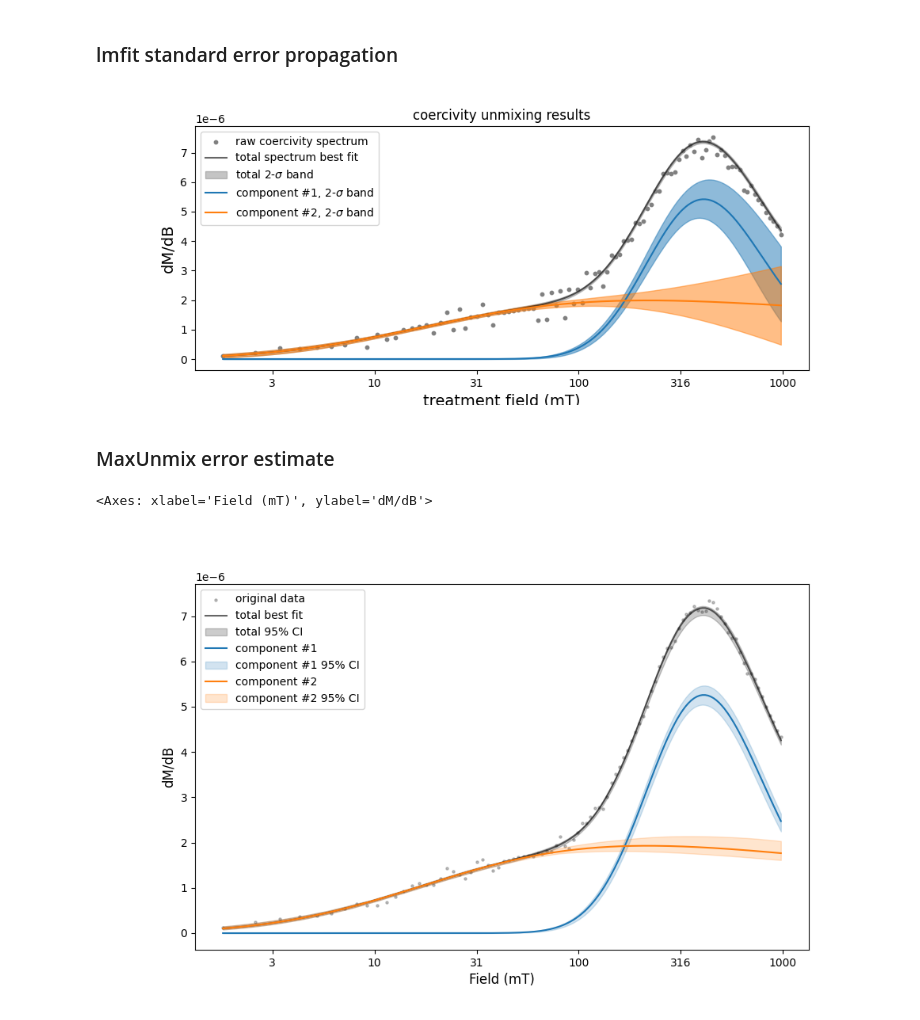
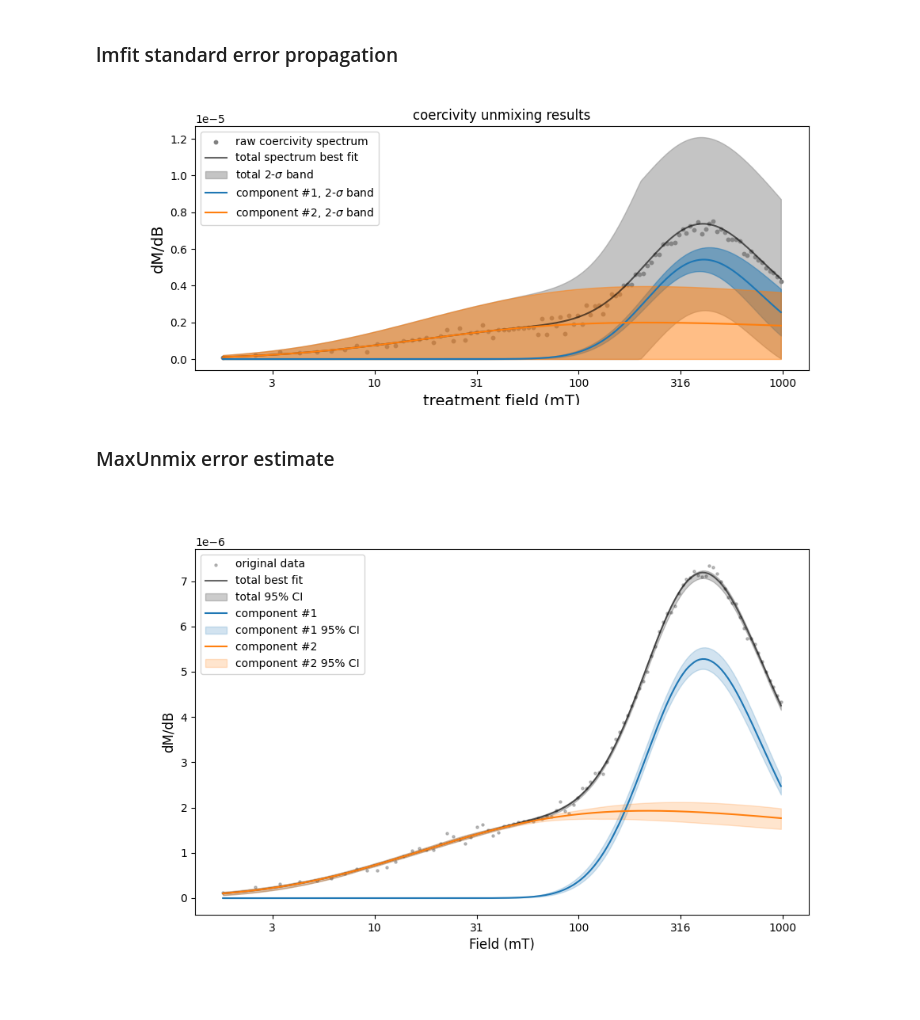
Before and after one commit to PmagPy/RockmagPy-notebooks, a Jupyter notebook: hysteresis_backfield_notebooks/VSM_backfield_unmixing.ipynb, the cells around one changed output. Saved outputs shown, nothing was run; the diff lists cells and outputs as text; code cells hidden in the pictures.

```diff
--- a/hysteresis_backfield_notebooks/VSM_backfield_unmixing.ipynb
+++ b/hysteresis_backfield_notebooks/VSM_backfield_unmixing.ipynb
@@ -241,23 +248,21 @@ parameters
 | 1 | 0.2 | 20 | 5 | 0 |
 # %% [markdown]
 ### lmfit standard error propagation
+# %%
+result, updated_parameters = rmag.backfield_unmixing(MaxUmnix_experiment['smoothed_log_dc_field'],
+                                                    MaxUmnix_experiment['smoothed_magn_mass_shift'],
+                                                    n_comps=2, parameters=parameters, iter=False)
 # %%
-%matplotlib widget
-result, updated_parameters = rmag.backfield_unmixing(MaxUmnix_experiment['smoothed_log_dc_field'],
-                                                    MaxUmnix_experiment['smoothed_magn_mass_shift'],
-                                                    n_comps=2, parameters=parameters)
 fig, ax = rmag.plot_backfield_unmixing_result(MaxUmnix_experiment, result, figsize=(10, 4))
-# set legend on the left
 ax.legend(loc='upper left', fontsize=10)
 plt.show()
 # %% [output]
-[figure, old version]
+[figure, new version]
 # %% [markdown]
 ### MaxUnmix error estimate
 # %%
-rmag.backfield_MaxUnmix(MaxUmnix_experiment['smoothed_log_dc_field'],
+MaxUnmix_ax = rmag.backfield_MaxUnmix(MaxUmnix_experiment['smoothed_log_dc_field'],
                     MaxUmnix_experiment['smoothed_magn_mass_shift'],
                     n_comps=2, parameters=parameters, n_resample=100)
 # %% [output]
-<Axes: xlabel='Field (mT)', ylabel='dM/dB'>
 [figure]
```
Also changed, not shown: parts of 6 cells of this notebook.
